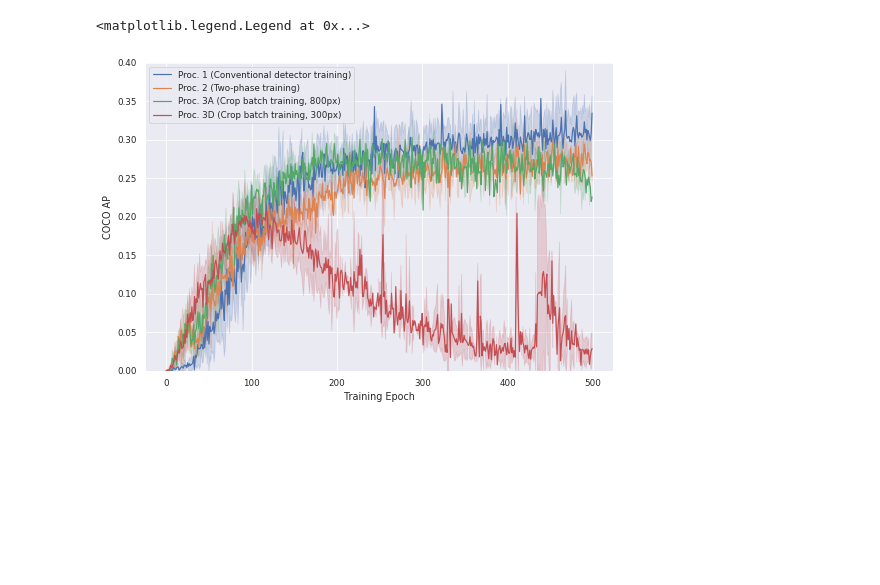
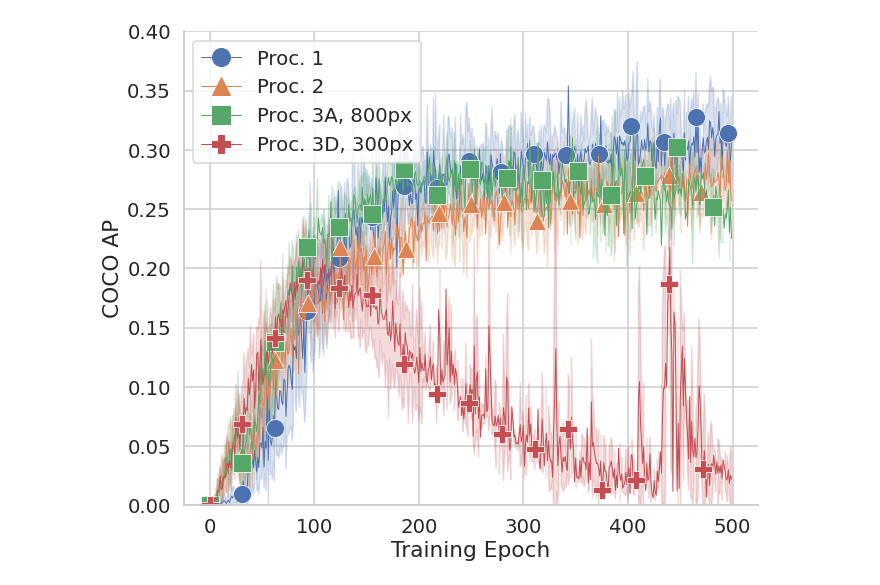
Before and after one commit to florisdf/jpdr, a Jupyter notebook: notebooks/03_training_procedure_experiments/01_procedure_plots.ipynb, the cells around one changed output. Saved outputs shown, nothing was run; the diff lists cells and outputs as text; code cells hidden in the pictures; blank space fills up the shorter version.

Commit message:
Make plots more readable

```diff
--- a/notebooks/03_training_procedure_experiments/01_procedure_plots.ipynb
+++ b/notebooks/03_training_procedure_experiments/01_procedure_plots.ipynb
@@ -6,9 +6,9 @@ COCO_AP = 'COCO AP'
 COCO_AP_BIN = 'COCO AP (binary clf)'
 RECOG_AP = 'mAP'
 # %%
-PROC_1 = "Proc. 1 (Conventional detector training)"
-PROC_2 = "Proc. 2 (Two-phase training)"
-PROC_3 = "Proc. 3 (Crop batch training)"
+PROC_1 = "Proc. 1"# (Conventional detector training)"
+PROC_2 = "Proc. 2"# (Two-phase training)"
+PROC_3 = "Proc. 3"# (Crop batch training)"
 # %%
 from pathlib import Path
 
@@ -95,22 +95,47 @@ for i, size in enumerate(crop_sizes_names):
     PROC_3_PROCS.append(new_proc)
     df.loc[(df[PROC] == PROC_3)
         & (df[CROP_SIZE] == size), PROC] = new_proc
+# %%
+fig_path = Path('/home/fdf/femzpool/jpdr_paper/imgs/')
 # %%
 import seaborn as sns
 import matplotlib.pyplot as plt
 
-sns.set_theme(context='paper')
+figsize = (10, 8)
+markers = [
+    'o', '^', 's', "P"
+]
+
+size_kwargs = dict(
+    height=figsize[1],
+    aspect=figsize[0]/figsize[1],
+    markevery=31,
+    dashes=False, markers=markers,
+)
+
+sns.set(
+    context='talk',
+    style='whitegrid',
+    font_scale=1.2,
+    rc={
+        'lines.linewidth': 1,
+        'figure.figsize': figsize,
+        'lines.markersize': 18,
+    }
+)
+
 
 fig = sns.relplot(
     data=df[df[CROP_SIZE].isin([800, 300])],
     x=EPOCH, y=COCO_AP, hue=PROC, kind='line',
-    ci='sd', aspect=3/2,
+    style=PROC, ci='sd',
+    **size_kwargs
 )
 fig.legend.remove()
 fig.set(ylim=(0, 0.4))
 #fig.set(xlim=(0, 400))
-plt.legend(loc='upper left')
+plt.legend()
+fig.savefig(fig_path / 'COCO_AP_proc_1_2_3.png')
 # %% [output]
-<matplotlib.legend.Legend at 0x...>
-[figure, old version]
+[figure, new version]
 # %%
```
Also changed, not shown: parts of 4 cells of this notebook.
